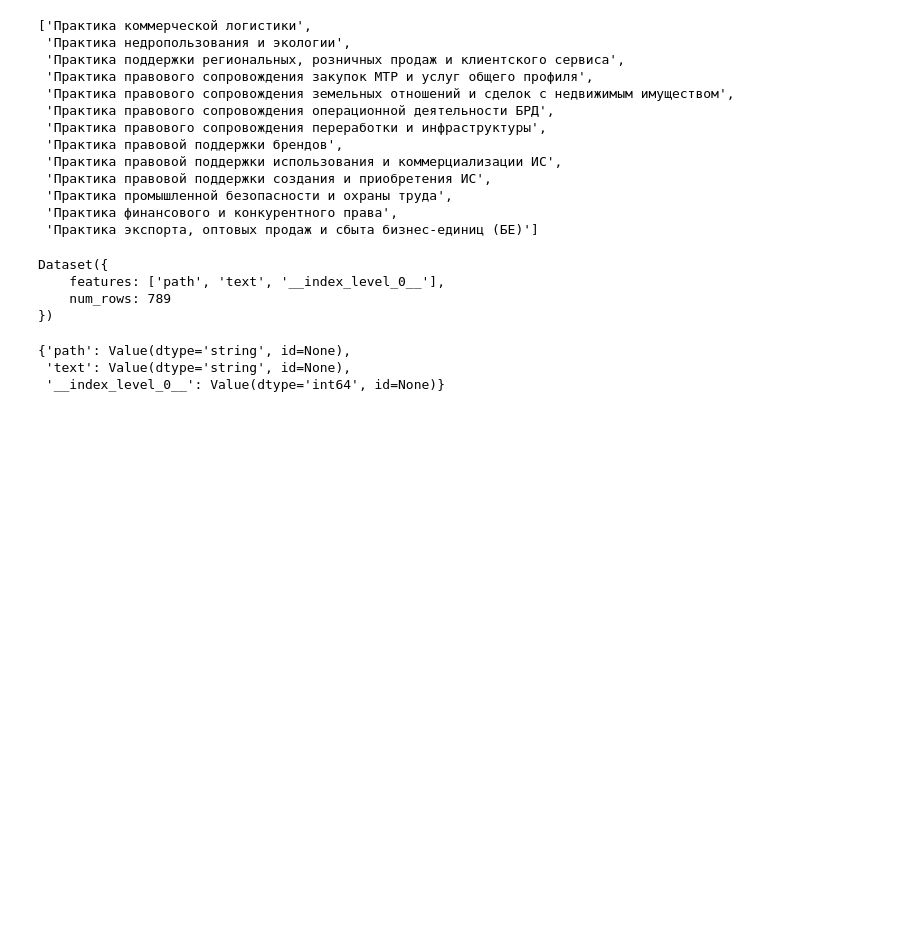
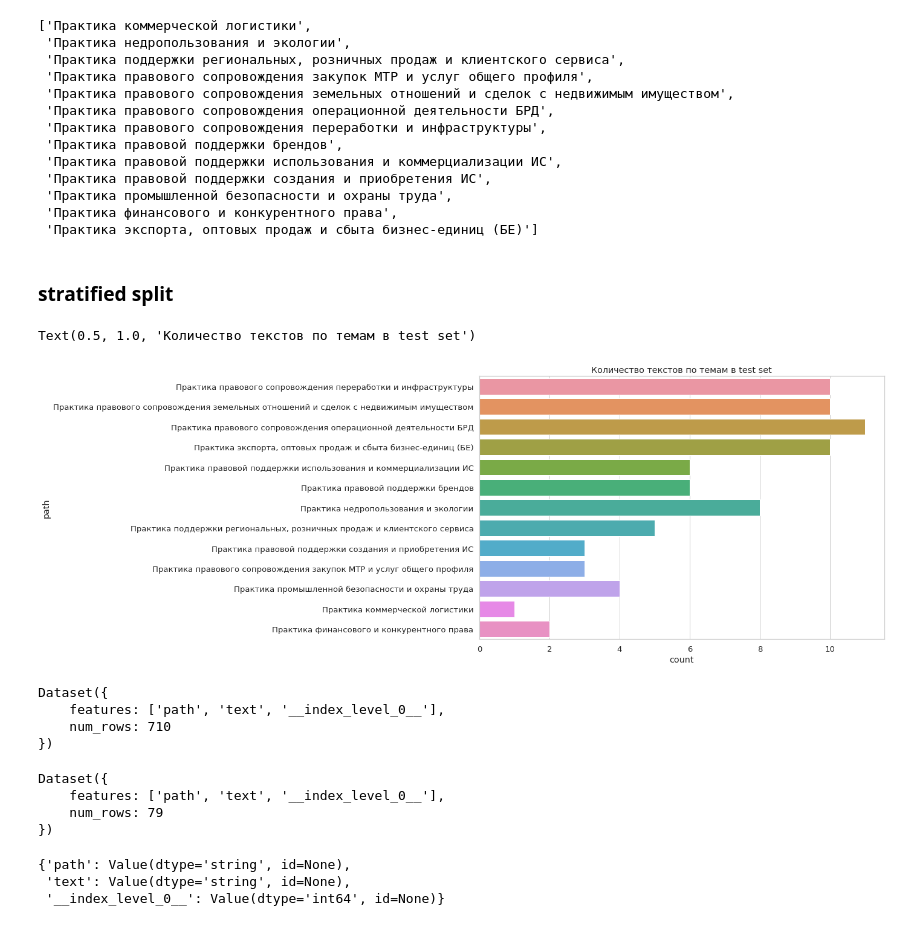
Before and after one commit to nemoware/doc-classifier, a Jupyter notebook: create-model.ipynb, the cells around one changed output. Drawn from its saved outputs; the diff is of its cells as text; code cells hidden in the pictures; blank space fills up the shorter version.

Commit message:
+ model, evalution

```diff
--- a/create-model.ipynb
+++ b/create-model.ipynb
@@ -137,6 +140,18 @@ categories
  'Практика промышленной безопасности и охраны труда',
  'Практика финансового и конкурентного права',
  'Практика экспорта, оптовых продаж и сбыта бизнес-единиц (БЕ)']
+# %% [markdown]
+### stratified split
+# %%
+from sklearn.model_selection import train_test_split
+
+train_df, test_df = train_test_split(df[training_columns], test_size=0.1,  stratify=df[['path']])
+# %%
+sns.countplot(data=test_df, y='path')
+plt.title("Количество текстов по темам в test set")
+# %% [output]
+Text(0.5, 1.0, 'Количество текстов по темам в test set')
+[figure, added]
 # %%
 import tensorflow as tf
 from datasets import Dataset
@@ -147,8 +165,15 @@ dataset = Dataset.from_pandas(df[training_columns])
 # %%
-dataset
+trainset
 # %% [output]
 Dataset({
     features: ['path', 'text', '__index_level_0__'],
-    num_rows: 789
+    num_rows: 710
 })
+# %%
+testset
+# %% [output]
+Dataset({
+    features: ['path', 'text', '__index_level_0__'],
+    num_rows: 79
+})
 # %%
```
Also changed, not shown: parts of 26 cells of this notebook.
